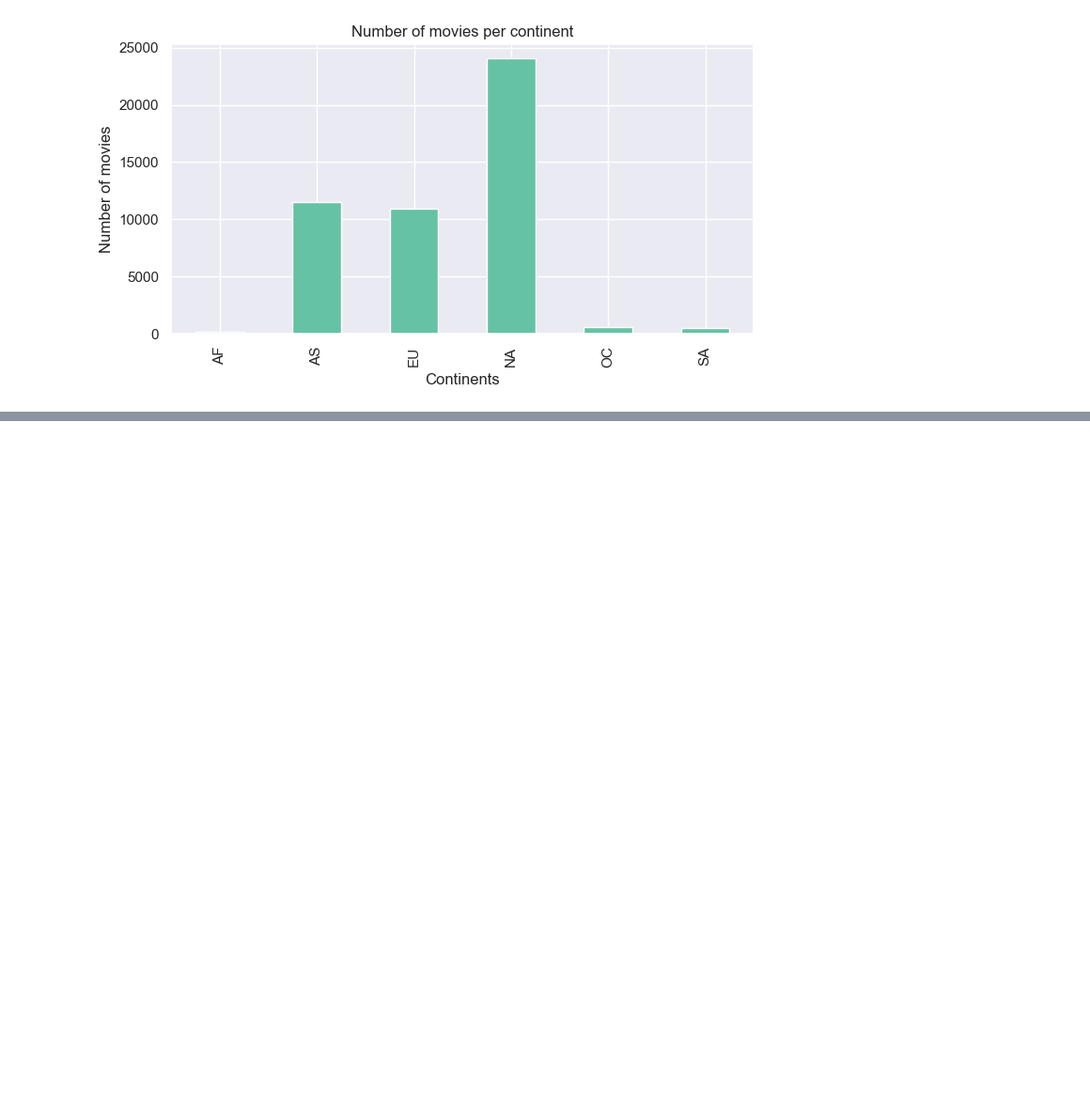
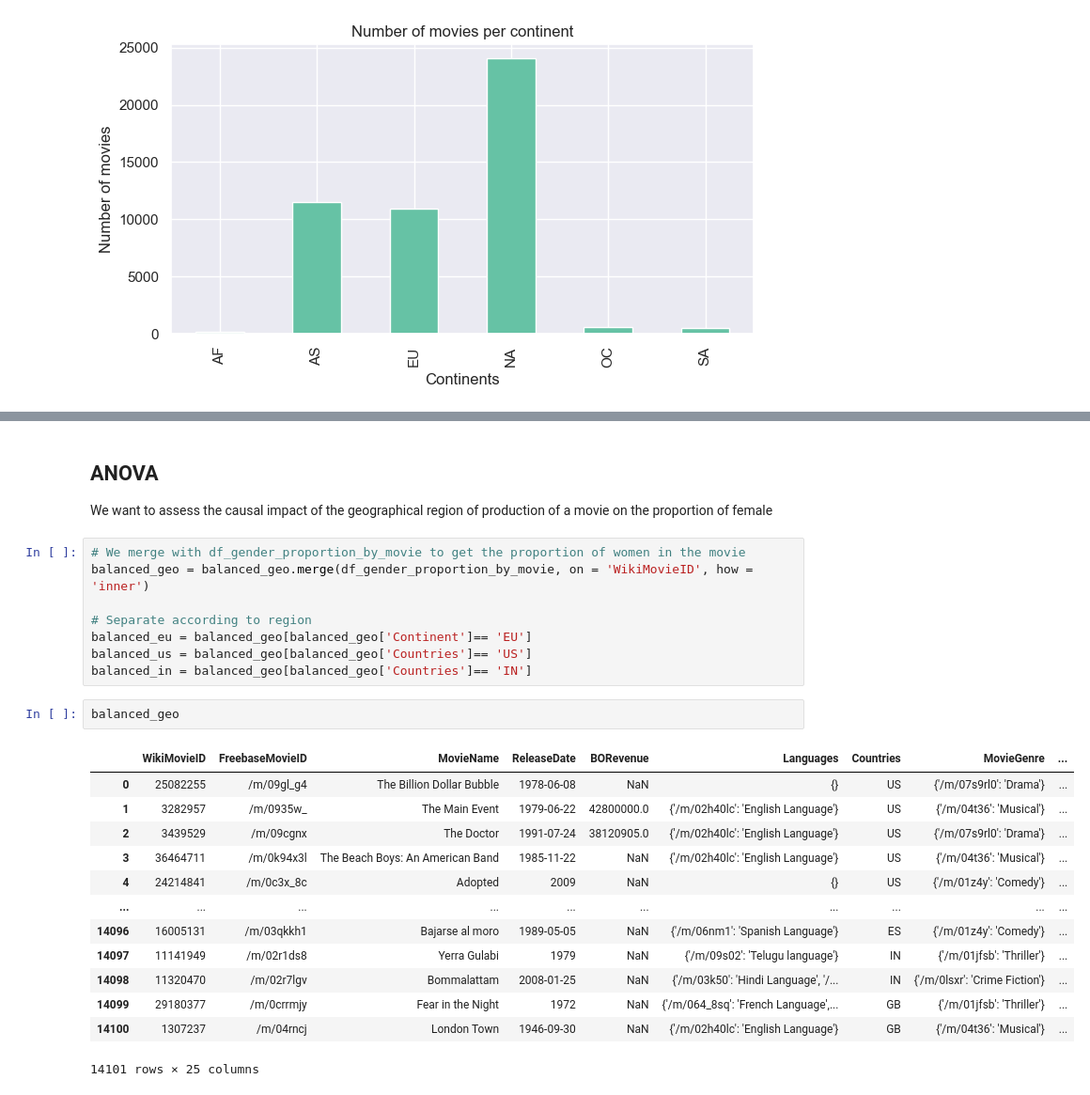
Before and after one commit to epfl-ada/ada-2023-project-teamcajare2023, a Jupyter notebook: P2.ipynb, the cells around one changed output, grey strips where cells are left out. Shown at 94% size. Saved outputs shown, nothing was run; the diff lists cells and outputs as text; blank space fills up the shorter version.

```diff
--- a/P2.ipynb
+++ b/P2.ipynb
@@ -1320,0 +1446,27 @@ plt.show()
+# %% [markdown]
+## ANOVA
+We want to assess the causal impact of the geographical region of production of a movie on the proportion of female
+# %%
+# We merge with df_gender_proportion_by_movie to get the proportion of women in the movie
+balanced_geo = balanced_geo.merge(df_gender_proportion_by_movie, on = 'WikiMovieID', how = 'inner')
+
+# Separate according to region
+balanced_eu = balanced_geo[balanced_geo['Continent']== 'EU']
+balanced_us = balanced_geo[balanced_geo['Countries']== 'US']
+balanced_in = balanced_geo[balanced_geo['Countries']== 'IN']
+# %%
+balanced_geo
+# %% [output]
+|  | WikiMovieID | FreebaseMovieID | MovieName | ReleaseDate | BORevenue | Languages | Countries | MovieGenre | ... |
+| 0 | 25082255 | /m/09gl_g4 | The Billion Dollar Bubble | 1978-06-08 | NaN | {} | US | {'/m/07s9rl0': 'Drama'} | ... |
+| 1 | 3282957 | /m/0935w_ | The Main Event | 1979-06-22 | 42800000.0 | {'/m/02h40lc': 'English Language'} | US | {'/m/04t36': 'Musical'} | ... |
+| 2 | 3439529 | /m/09cgnx | The Doctor | 1991-07-24 | 38120905.0 | {'/m/02h40lc': 'English Language'} | US | {'/m/07s9rl0': 'Drama'} | ... |
+| 3 | 36464711 | /m/0k94x3l | The Beach Boys: An American Band | 1985-11-22 | NaN | {'/m/02h40lc': 'English Language'} | US | {'/m/04t36': 'Musical'} | ... |
+| 4 | 24214841 | /m/0c3x_8c | Adopted | 2009 | NaN | {} | US | {'/m/01z4y': 'Comedy'} | ... |
+| ... | ... | ... | ... | ... | ... | ... | ... | ... | ... |
+| 14096 | 16005131 | /m/03qkkh1 | Bajarse al moro | 1989-05-05 | NaN | {'/m/06nm1': 'Spanish Language'} | ES | {'/m/01z4y': 'Comedy'} | ... |
+| 14097 | 11141949 | /m/02r1ds8 | Yerra Gulabi | 1979 | NaN | {'/m/09s02': 'Telugu language'} | IN | {'/m/01jfsb': 'Thriller'} | ... |
+| 14098 | 11320470 | /m/02r7lgv | Bommalattam | 2008-01-25 | NaN | {'/m/03k50': 'Hindi Language', '/... | IN | {'/m/0lsxr': 'Crime Fiction'} | ... |
+| 14099 | 29180377 | /m/0crrmjy | Fear in the Night | 1972 | NaN | {'/m/064_8sq': 'French Language',... | GB | {'/m/01jfsb': 'Thriller'} | ... |
+| 14100 | 1307237 | /m/04rncj | London Town | 1946-09-30 | NaN | {'/m/02h40lc': 'English Language'} | GB | {'/m/04t36': 'Musical'} | ... |
+14101 rows × 25 columns
```
Also changed, not shown: parts of 38 cells of this notebook.
